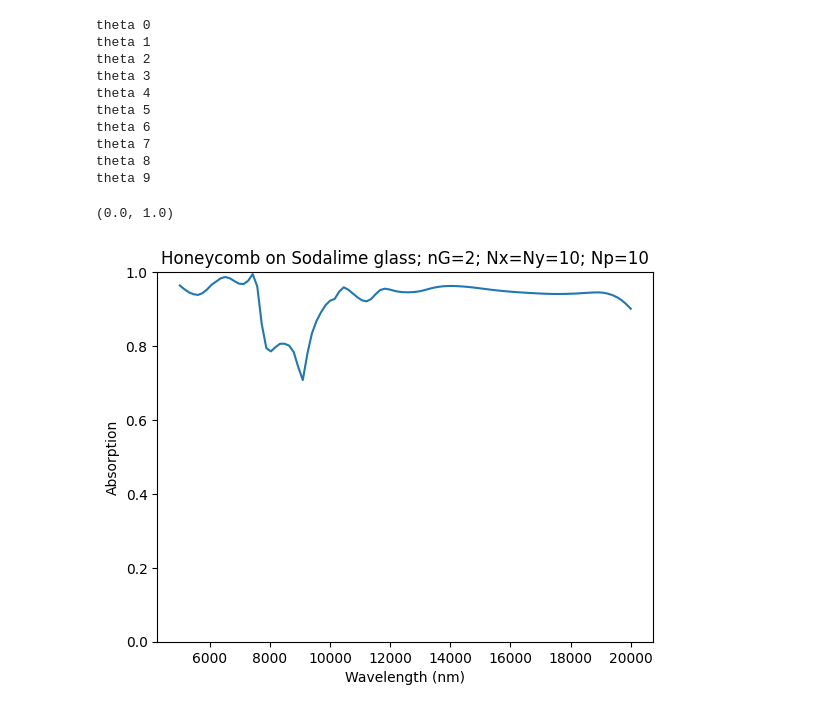
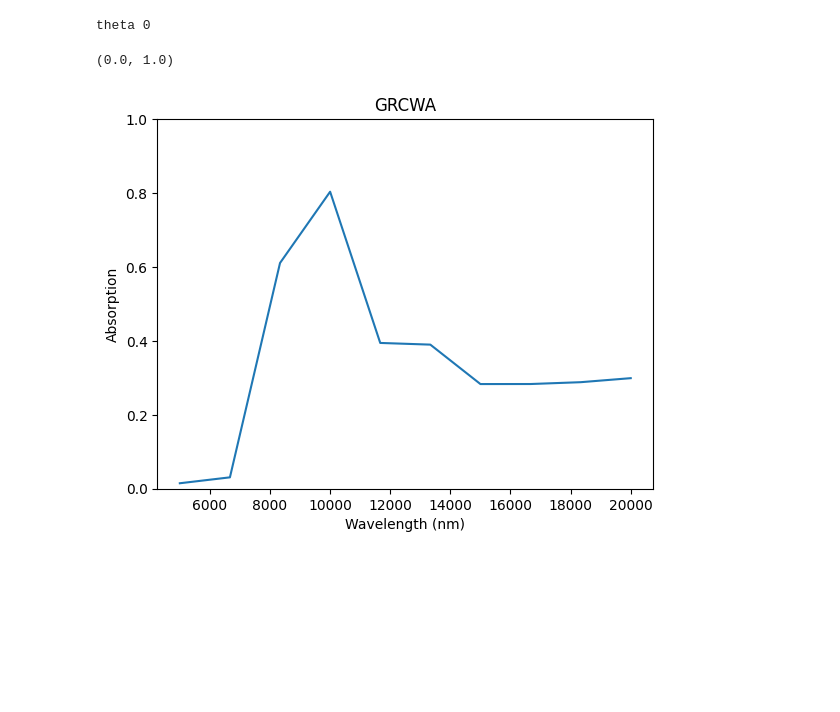
Before and after one commit to YoungeonLee/GPU-Acc-PRCWA, a Jupyter notebook: notebook.ipynb, the cells around one changed output. Drawn from its saved outputs; the diff is of its cells as text; code cells hidden in the pictures; blank space fills up the shorter version.

```diff
--- a/notebook.ipynb
+++ b/notebook.ipynb
@@ -12,48 +12,40 @@ Ti = RefractiveIndexMaterial(shelf='main', book='Ti', page='Werner')
 Ti_2 = RefractiveIndexMaterial(shelf='main', book='Ti', page='Ordal')
 SodaLime = RefractiveIndexMaterial(shelf='glass', book='soda-lime', page='Rubin-IR')
 
-# dev_structure = [
-#     ('air',0.0,'slab'),
-#     (SiO2,230,'slab'),
-#     (HfO2,485,'slab'),
-#     (SiO2,688,'slab'),
-#     (HfO2,13,'slab'),
-#     (SiO2,73,'slab'),
-#     (HfO2,34,'slab'),
-#     (SiO2,54,'slab'),
-#     (Ag,200,'slab'),
-#     (Ti_2,20,'slab'),
-#     (Si,750,'slab'),
-#     ('air',0.0,'slab')
-# ]
-
-wv_sweep = np.linspace(5000, 20000, num=100, endpoint=True)
-
 dev_structure = [
     ('air',0.0,'slab'),
-    (SiO2,8000,'honeycomb'),
-    (SodaLime,1000000,'slab'),
+    (SiO2,230,'slab'),
+    (HfO2,485,'slab'),
+    (SiO2,688,'slab'),
+    (HfO2,13,'slab'),
+    (SiO2,73,'slab'),
+    (HfO2,34,'slab'),
+    (SiO2,54,'slab'),
+    (Ag,200,'slab'),
+    (Ti_2,20,'slab'),
+    (Si,750,'slab'),
     ('air',0.0,'slab')
 ]
 
-Rs, Ts, As = beads(wv_sweep, nG=2, theta_start=0, theta_end=80, n_theta=10,
-                   theta_sweep=True, Nx=10, Ny=10, Np=10, structure=dev_structure)
+wv_sweep = np.linspace(5000, 20000, num=10, endpoint=True)
 
-plt.plot(wv_sweep, As)
-plt.xlabel("Wavelength (nm)")
-plt.ylabel("Absorption")
-plt.title("Honeycomb on Sodalime glass; nG=2; Nx=Ny=10; Np=10")
-plt.ylim(0, 1)
+# dev_structure = [
+#     ('air',0.0,'slab'),
+#     (SiO2,8000,'honeycomb'),
+#     (SodaLime,1000000,'slab'),
+#     ('air',0.0,'slab')
+# ]
-# %% [output]
-theta 0
-theta 1
-theta 2
-theta 3
-theta 4
-theta 5
-theta 6
-theta 7
-theta 8
-theta 9
-(0.0, 1.0)
-[figure, removed]
+# %%
+Rs, Ts, As = beads(wv_sweep, nG=10, theta_start=0, theta_end=80, n_theta=10,
+                   theta_sweep=False, Nx=1, Ny=1, Np=10, structure=dev_structure)
+
+plt.plot(wv_sweep, As)
+plt.xlabel("Wavelength (nm)")
+plt.ylabel("Absorption")
+# plt.title("Honeycomb on Sodalime glass; nG=2; Nx=Ny=10; Np=10")
+plt.title('GRCWA')
+plt.ylim(0, 1)
+# %% [output]
+theta 0
+(0.0, 1.0)
+[figure, added]
```
Also changed, not shown: parts of 4 cells of this notebook, 1 other file.
